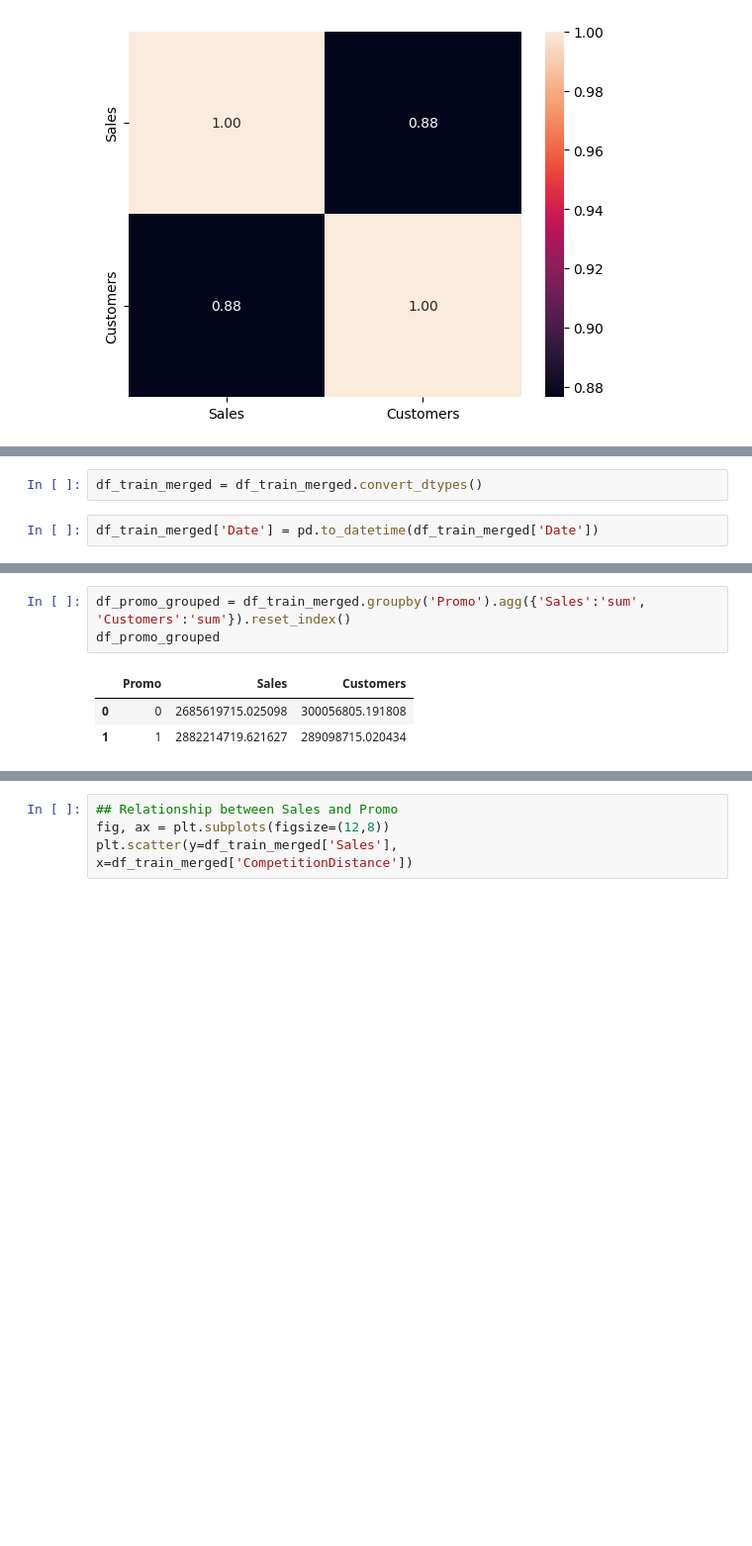
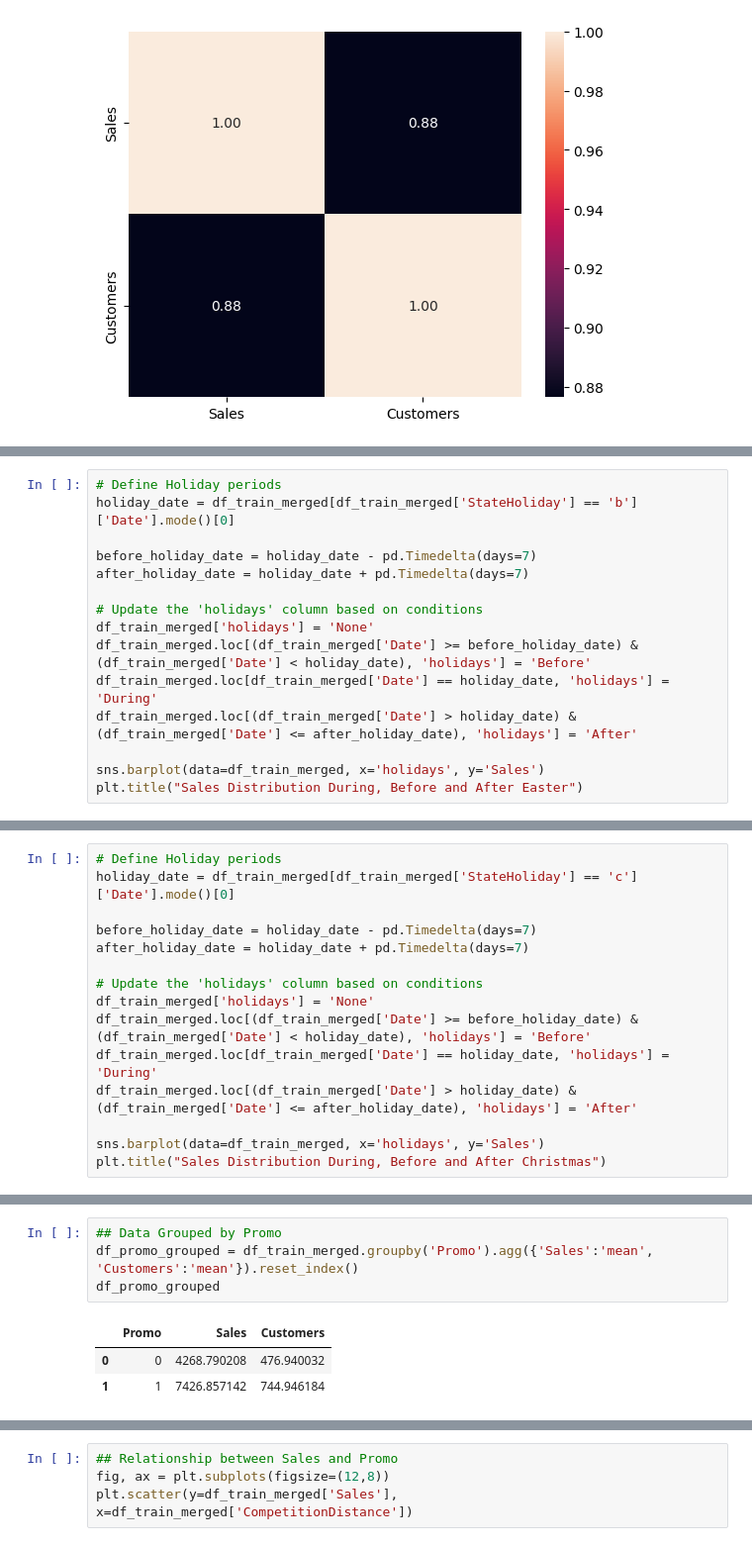
Before and after one commit to wastb/Sales-Predictive-Modelling, a Jupyter notebook: notebooks/data_exploration.ipynb, the cells around one changed output, grey strips where cells are left out. Shown at 99% size. Cells and saved outputs as stored; diff of their text form; blank space fills up the shorter version.

```diff
--- a/notebooks/data_exploration.ipynb
+++ b/notebooks/data_exploration.ipynb
@@ -359,4 +410,0 @@ memory usage: 139.7+ MB
-# %%
-df_train_merged = df_train_merged.convert_dtypes()
-# %%
-df_train_merged['Date'] = pd.to_datetime(df_train_merged['Date'])
@@ -390,0 +436,15 @@ NameError: name 'period_sales' is not defined
+# %%
+# Define Holiday periods
+holiday_date = df_train_merged[df_train_merged['StateHoliday'] == 'b']['Date'].mode()[0]
+
+before_holiday_date = holiday_date - pd.Timedelta(days=7)
+after_holiday_date = holiday_date + pd.Timedelta(days=7)
+
+# Update the 'holidays' column based on conditions
+df_train_merged['holidays'] = 'None'
+df_train_merged.loc[(df_train_merged['Date'] >= before_holiday_date) & (df_train_merged['Date'] < holiday_date), 'holidays'] = 'Before'
+df_train_merged.loc[df_train_merged['Date'] == holiday_date, 'holidays'] = 'During'
+df_train_merged.loc[(df_train_merged['Date'] > holiday_date) & (df_train_merged['Date'] <= after_holiday_date), 'holidays'] = 'After'
+
+sns.barplot(data=df_train_merged, x='holidays', y='Sales')
+plt.title("Sales Distribution During, Before and After Easter")
@@ -390,0 +454,15 @@ NameError: name 'period_sales' is not defined
+# %%
+# Define Holiday periods
+holiday_date = df_train_merged[df_train_merged['StateHoliday'] == 'c']['Date'].mode()[0]
+
+before_holiday_date = holiday_date - pd.Timedelta(days=7)
+after_holiday_date = holiday_date + pd.Timedelta(days=7)
+
+# Update the 'holidays' column based on conditions
+df_train_merged['holidays'] = 'None'
+df_train_merged.loc[(df_train_merged['Date'] >= before_holiday_date) & (df_train_merged['Date'] < holiday_date), 'holidays'] = 'Before'
+df_train_merged.loc[df_train_merged['Date'] == holiday_date, 'holidays'] = 'During'
+df_train_merged.loc[(df_train_merged['Date'] > holiday_date) & (df_train_merged['Date'] <= after_holiday_date), 'holidays'] = 'After'
+
+sns.barplot(data=df_train_merged, x='holidays', y='Sales')
+plt.title("Sales Distribution During, Before and After Christmas")
@@ -391,7 +478,8 @@ NameError: name 'period_sales' is not defined
 # %%
-df_promo_grouped = df_train_merged.groupby('Promo').agg({'Sales':'sum', 'Customers':'sum'}).reset_index()
+## Data Grouped by Promo
+df_promo_grouped = df_train_merged.groupby('Promo').agg({'Sales':'mean', 'Customers':'mean'}).reset_index()
 df_promo_grouped
 # %% [output]
 |  | Promo | Sales | Customers |
-| 0 | 0 | 2685619715.025098 | 300056805.191808 |
-| 1 | 1 | 2882214719.621627 | 289098715.020434 |
+| 0 | 0 | 4268.790208 | 476.940032 |
+| 1 | 1 | 7426.857142 | 744.946184 |
```
Also changed, not shown: parts of 97 cells of this notebook, 2 other files.
